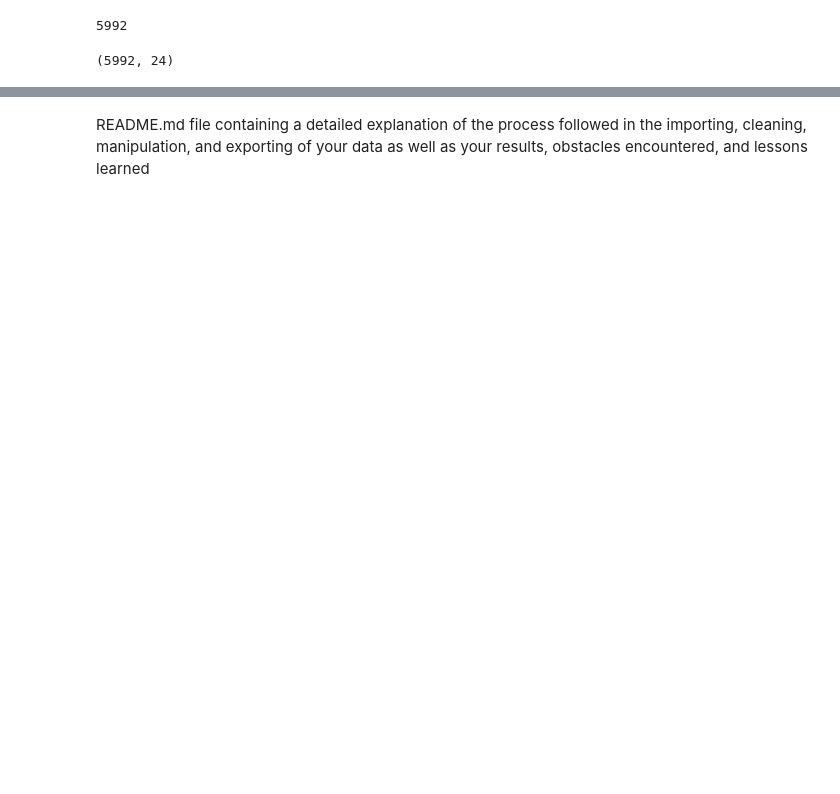
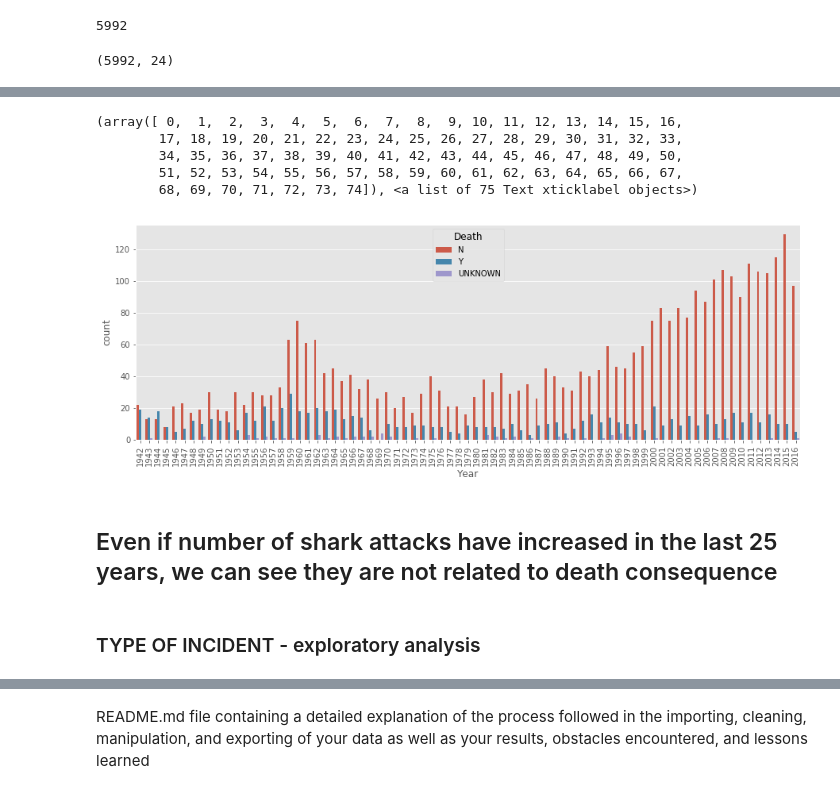
Before and after one commit to ironhack-datalabs/datamad0419, a Jupyter notebook: module-1/pandas-project/your-code/Pandas-project.ipynb, the cells around one changed output, grey strips where cells are left out. Saved outputs shown, nothing was run; the diff lists cells and outputs as text; code cells hidden in the pictures; blank space fills up the shorter version.

```diff
--- a/module-1/pandas-project/your-code/Pandas-project.ipynb
+++ b/module-1/pandas-project/your-code/Pandas-project.ipynb
@@ -208,0 +301,25 @@ Name: Sex, dtype: int64
+# %%
+# Defining cleaning function:
+def death_cleaning(x):
+    if x == 'N'or x=='Y':
+        return x
+    else:
+        return 'UNKNOWN'
+# Applying cleaning function to Variable:
+df['Death'] = df['Death'].apply(death_cleaning)
+# %%
+plt.figure(figsize=(15, 5))
+style.use('ggplot')
+sns.countplot(x='Year', hue = 'Death', data = df)
+plt.xticks(rotation=90)
+# %% [output]
+(array([ 0,  1,  2,  3,  4,  5,  6,  7,  8,  9, 10, 11, 12, 13, 14, 15, 16,
+        17, 18, 19, 20, 21, 22, 23, 24, 25, 26, 27, 28, 29, 30, 31, 32, 33,
+        34, 35, 36, 37, 38, 39, 40, 41, 42, 43, 44, 45, 46, 47, 48, 49, 50,
+        51, 52, 53, 54, 55, 56, 57, 58, 59, 60, 61, 62, 63, 64, 65, 66, 67,
+        68, 69, 70, 71, 72, 73, 74]), <a list of 75 Text xticklabel objects>)
+[figure, added]
+# %% [markdown]
+## Even if number of shark attacks have increased in the last 25 years, we can see they are not related to death consequence
+# %% [markdown]
+### TYPE OF INCIDENT - exploratory analysis
```
Also changed, not shown: parts of 151 cells of this notebook, 1 other file.
